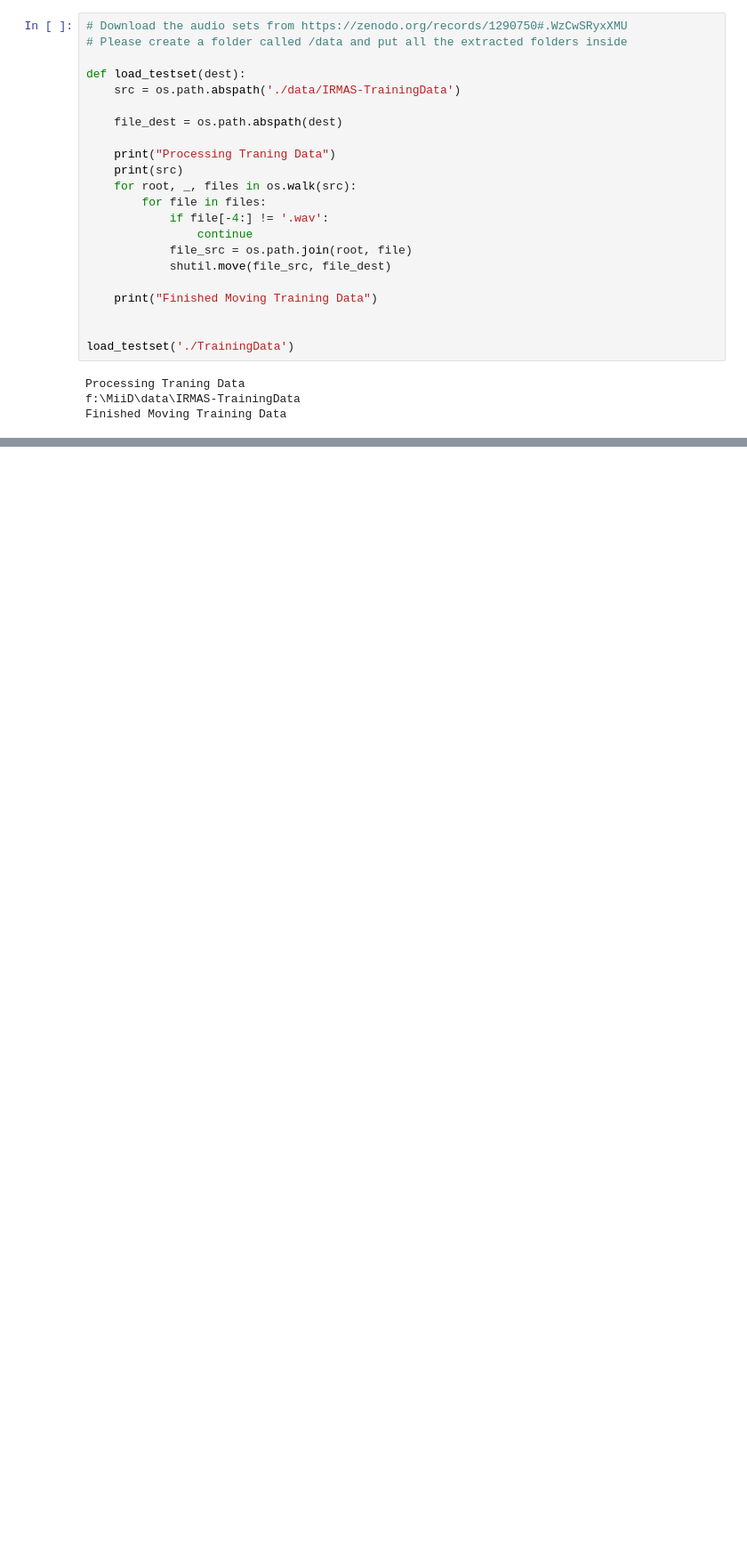
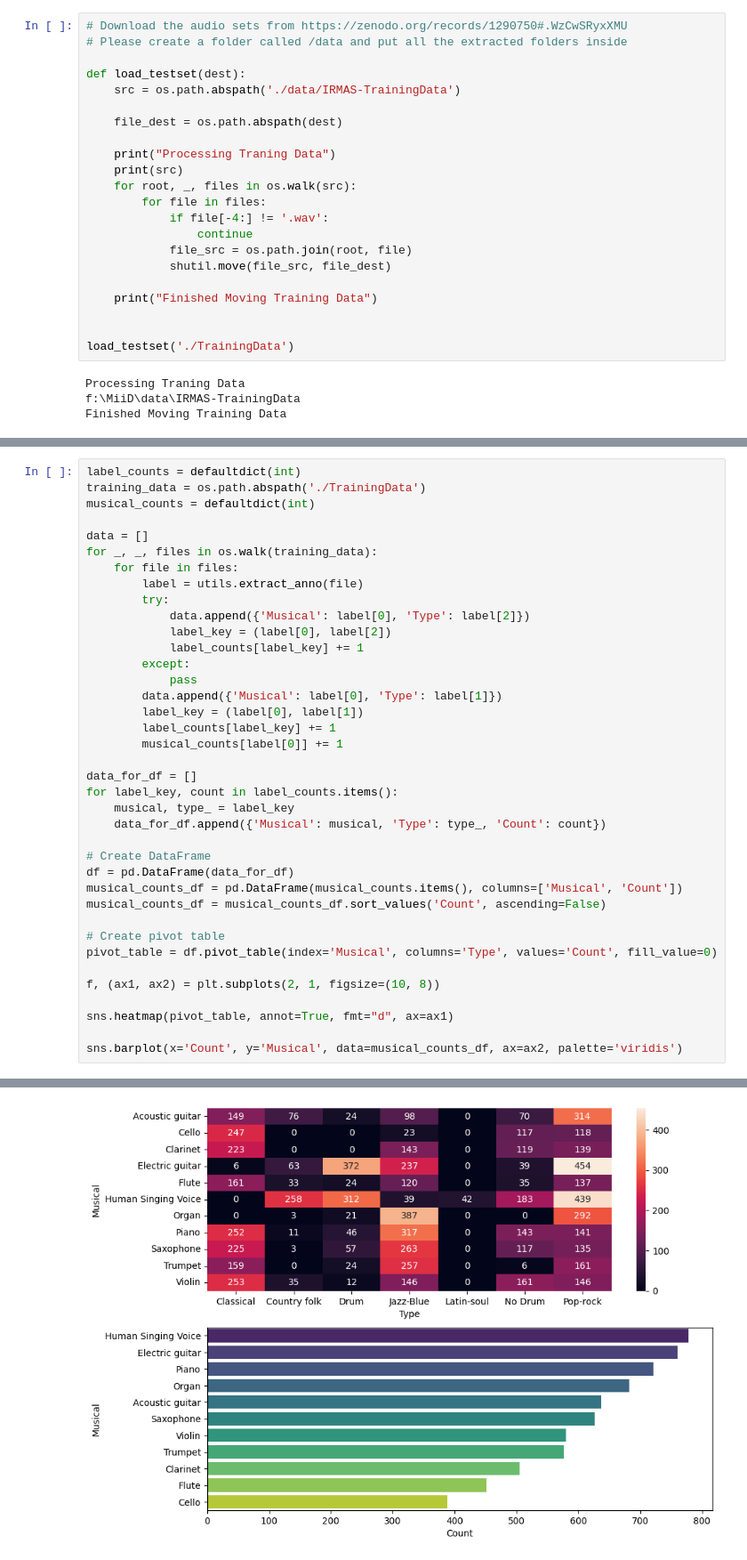
Before and after one commit to charleszhang418/MiiD, a Jupyter notebook: dataPreparation.ipynb, the cells around one changed output, grey strips where cells are left out. Shown at 89% size. Drawn from its saved outputs; the diff is of its cells as text; blank space fills up the shorter version.

```diff
--- a/dataPreparation.ipynb
+++ b/dataPreparation.ipynb
@@ -45,0 +37,39 @@ df = pd.DataFrame(data)
+# %%
+label_counts = defaultdict(int)
+training_data = os.path.abspath('./TrainingData')
+musical_counts = defaultdict(int)
+
+data = []
+for _, _, files in os.walk(training_data):
+    for file in files:
+        label = utils.extract_anno(file)
+        try:
+            data.append({'Musical': label[0], 'Type': label[2]})
+            label_key = (label[0], label[2])
+            label_counts[label_key] += 1
+        except:
+            pass
+        data.append({'Musical': label[0], 'Type': label[1]})
+        label_key = (label[0], label[1])
+        label_counts[label_key] += 1
+        musical_counts[label[0]] += 1
+
+data_for_df = []
+for label_key, count in label_counts.items():
+    musical, type_ = label_key
+    data_for_df.append({'Musical': musical, 'Type': type_, 'Count': count})
+
+# Create DataFrame
+df = pd.DataFrame(data_for_df)
+musical_counts_df = pd.DataFrame(musical_counts.items(), columns=['Musical', 'Count'])
+musical_counts_df = musical_counts_df.sort_values('Count', ascending=False)
+
+# Create pivot table
+pivot_table = df.pivot_table(index='Musical', columns='Type', values='Count', fill_value=0)
+
+f, (ax1, ax2) = plt.subplots(2, 1, figsize=(10, 8))
+
+sns.heatmap(pivot_table, annot=True, fmt="d", ax=ax1)
+
+sns.barplot(x='Count', y='Musical', data=musical_counts_df, ax=ax2, palette='viridis')
+# %% [output]
@@ -45,0 +77 @@ df = pd.DataFrame(data)
+[figure, added]
```
Also changed, not shown: parts of 3 cells of this notebook, 1 other file.
